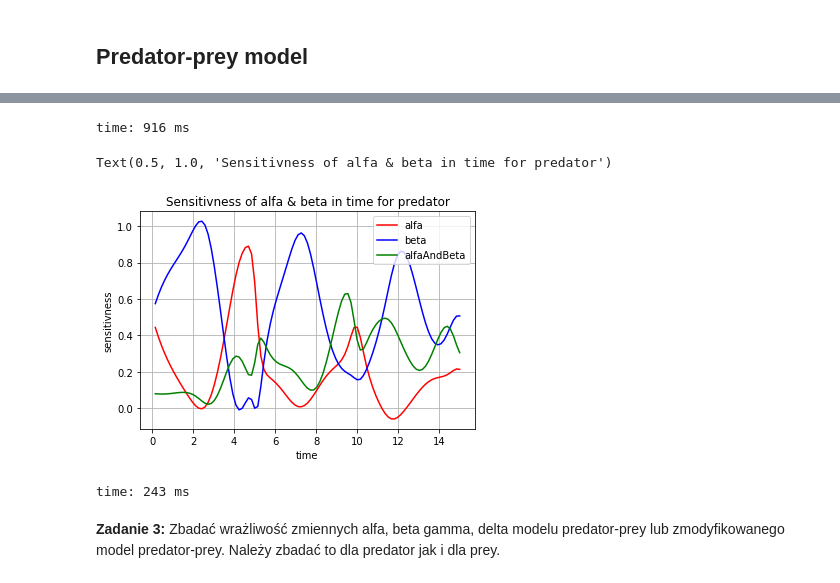
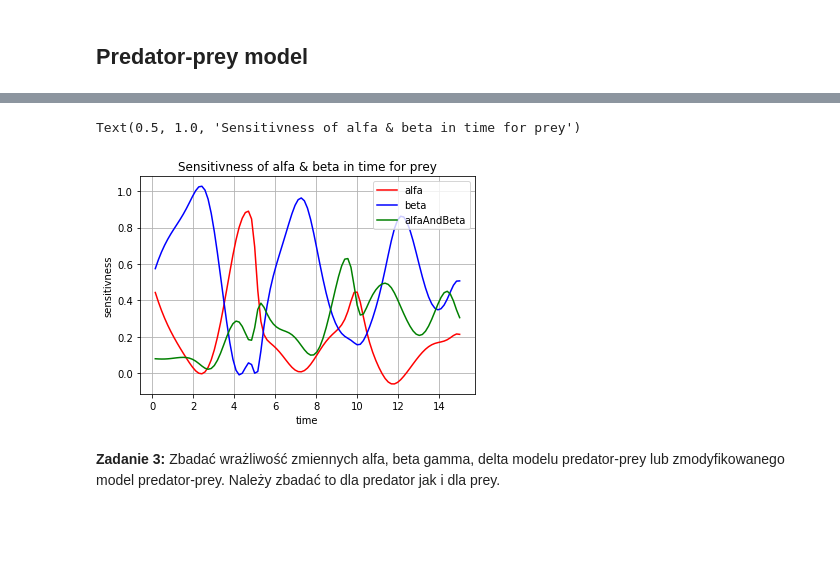
Before and after one commit to Deff17/Sensitivity_Analysis, a Jupyter notebook: Sensitivity Analysis.ipynb, the cells around one changed output, grey strips where cells are left out. Saved outputs shown, nothing was run; the diff lists cells and outputs as text; code cells hidden in the pictures; blank space fills up the shorter version.

```diff
--- a/Sensitivity Analysis.ipynb
+++ b/Sensitivity Analysis.ipynb
@@ -109,8 +91,8 @@ time: 675 µs
 # %%
 class PredatorPreyModel:
     simulationsResults = []
-    initialPredatorPopulation = 10
-    initialPreyPopulation = 5
+    initialPreyPopulation = 10
+    initialPredatorPopulation = 5
     alfa = 1.
     beta = 0.2
     gamma = 1.5
@@ -123,7 +105,7 @@ class PredatorPreyModel:
     def setupModel(self, values):
         for i, X in enumerate(values):
             # prey and pred populations at beginning
-            predatorPreyPopulations = np.array([self.initialPredatorPopulation, self.initialPreyPopulation])
+            predatorPreyPopulations = np.array([self.initialPreyPopulation, self.initialPredatorPopulation])
             t = np.linspace(startSimulationTime, endSimulationTime,  simulationSteps)
             self.alfa = X[0] # !!! self.alfa, self.beta, self.gamma, self.delta
             self.beta = X[1]
@@ -135,5 +117,5 @@ class PredatorPreyModel:
     def getArrayOfModelValues(self, step):
         Y = np.zeros([len(self.simulationsResults)])
         for i in range(len(self.simulationsResults)):
-            Y[i] = self.simulationsResults[i][step][0] # [0] for predators, [1] for preys
+            Y[i] = self.simulationsResults[i][step][0] # !!! [0] for preys, [1] for predators
         return Y
@@ -191,39 +165,37 @@ time: 20.8 ms
+# %%
+# Calculate sensivitness for every simulation step (model setup)
+sensitivity = []
+firstVariableSensitivity = []
+secondVariableSensitivity = []
+firstAndSecondVariableSensitivity = []
+
+model = PredatorPreyModel() # ModifiedPredatorPreyModel() !!!
+model.setupModel(param_values)
 # %%
-# Calculate sensivitness for evry simulation step
-sensitivity = []
-alfaAndBetaSensitivity = []
-alfaSensitivity = []
-betaSensitivity = []
-
-model = PredatorPreyModel() # ModifiedPredatorPreyModel() !!!
-model.setupModel(param_values)
-
+# Evaluate model for every step of simulation
 for i in range(simulationSteps):
     # get array of model values at time step 'i'
     Y = model.getArrayOfModelValues(i)
     # analyze these values using sobol method
     Si = sobol.analyze(problem, Y, print_to_console=False)
 
-    alfaSensitivity.append(Si['S1'][0])
-    betaSensitivity.append(Si['S1'][1])
-    alfaAndBetaSensitivity.append(Si['S2'][0,1])
+    firstVariableSensitivity.append(Si['S1'][0])
+    secondVariableSensitivity.append(Si['S1'][1])
+    firstAndSecondVariableSensitivity.append(Si['S2'][0,1])
-# %% [output]
-time: 916 ms
 # %%
 # plot results
 t = np.linspace(startSimulationTime, endSimulationTime,  simulationSteps)
 f1 = p.figure()
-p.plot(t, alfaSensitivity, 'r-', label='alfa')
-p.plot(t, betaSensitivity, 'b-', label='beta')
-p.plot(t, alfaAndBetaSensitivity, 'g-', label='alfaAndBeta')
+p.plot(t, firstVariableSensitivity, 'r-', label='alfa')
+p.plot(t, secondVariableSensitivity, 'b-', label='beta')
+p.plot(t, firstAndSecondVariableSensitivity, 'g-', label='alfaAndBeta')
 p.grid()
 p.legend(loc='best')
 p.xlabel('time')
 p.ylabel('sensitivness')
-p.title('Sensitivness of alfa & beta in time for predator')
+p.title('Sensitivness of alfa & beta in time for prey')
 # %% [output]
-Text(0.5, 1.0, 'Sensitivness of alfa & beta in time for predator')
+Text(0.5, 1.0, 'Sensitivness of alfa & beta in time for prey')
-[figure, old version]
+[figure, new version]
-time: 243 ms
 # %% [markdown]
 __Zadanie 3:__ Zbadać wrażliwość zmiennych alfa, beta gamma, delta modelu predator-prey lub zmodyfikowanego model predator-prey. Należy zbadać to dla predator jak i dla prey.
```
Also changed, not shown: parts of 14 cells of this notebook.
